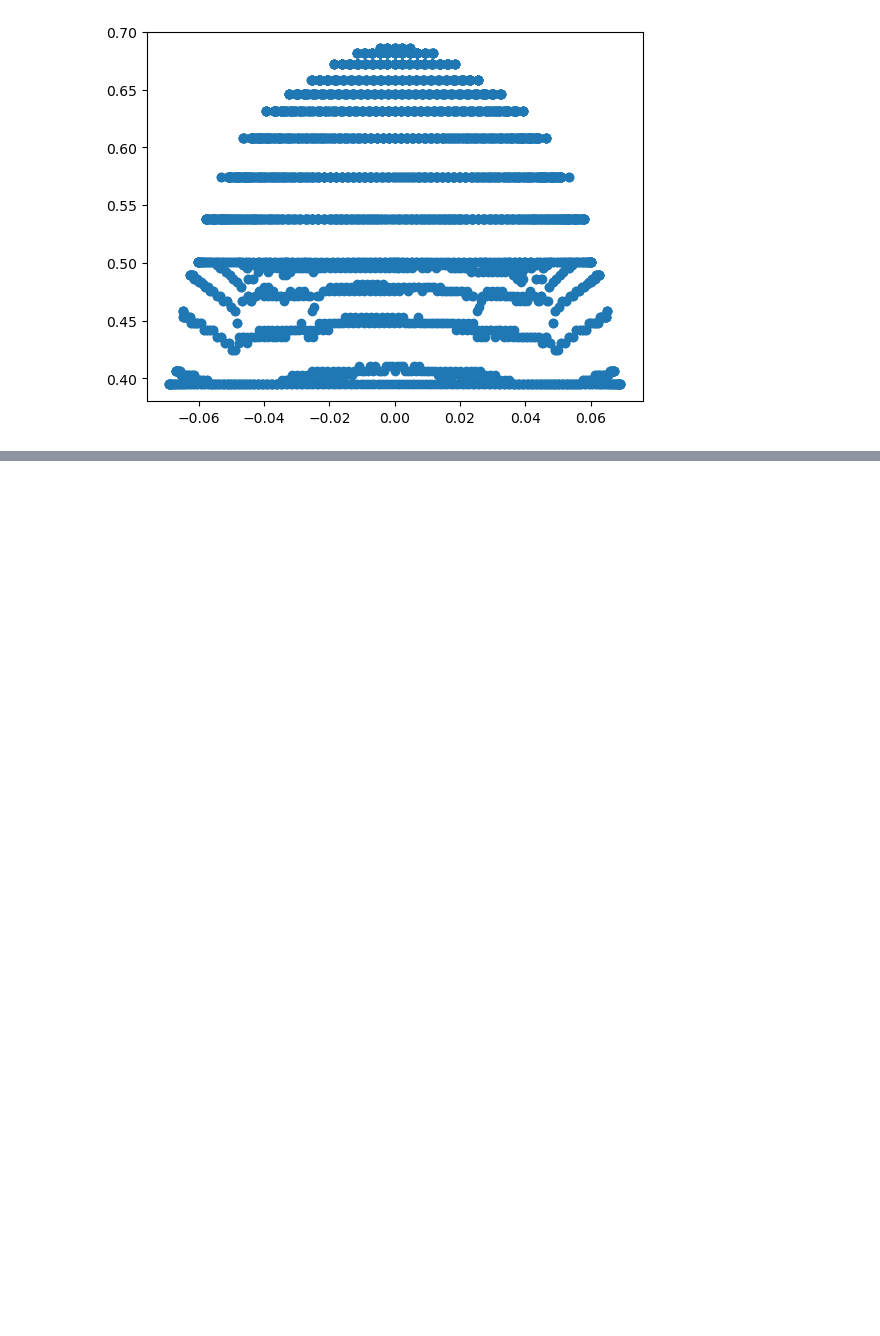
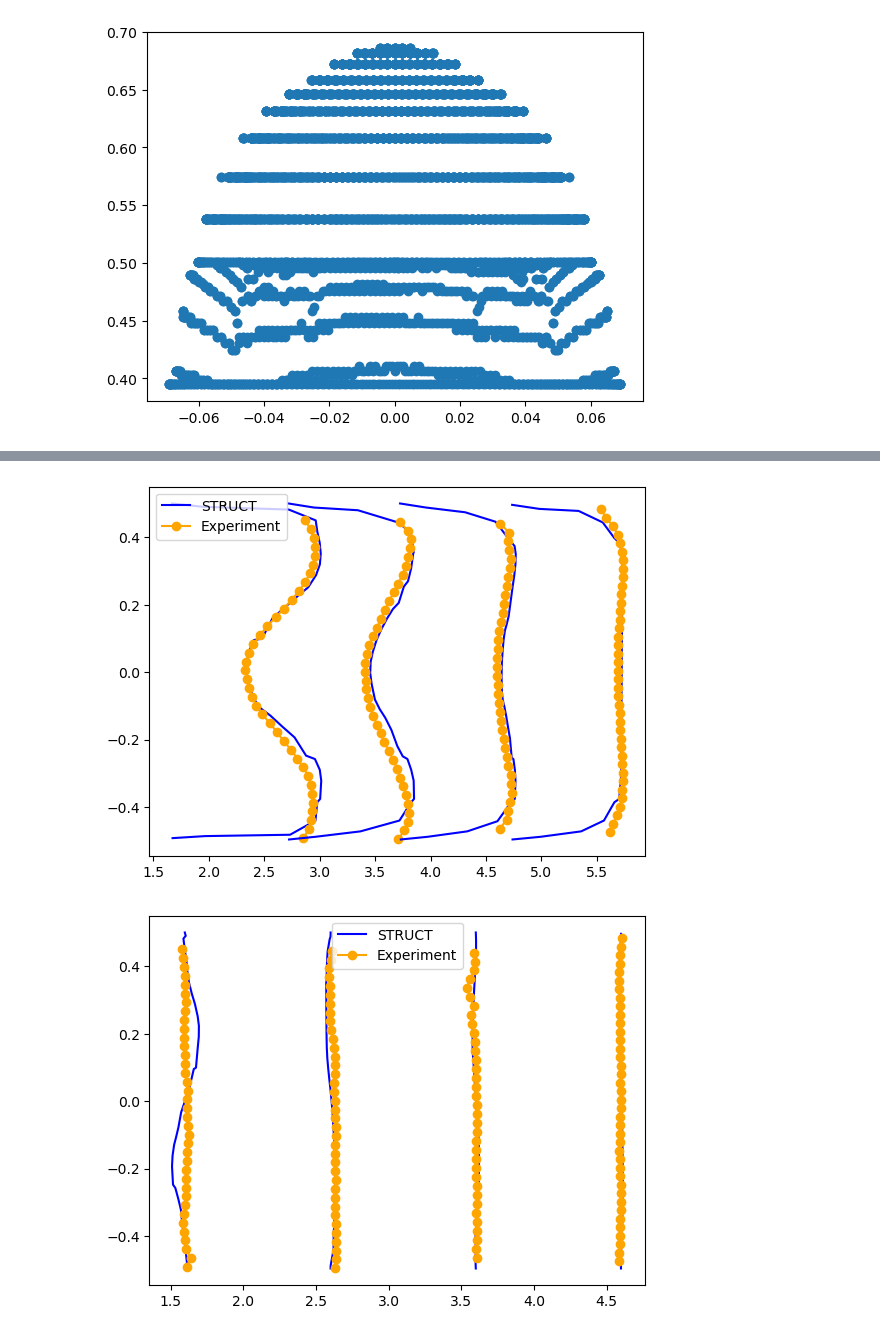
Before and after one commit to JulesL2/CS_Postprocess, a Jupyter notebook: TJunction.ipynb, the cells around one changed output, grey strips where cells are left out. Saved outputs shown, nothing was run; the diff lists cells and outputs as text; code cells hidden in the pictures; blank space fills up the shorter version.

Commit message:
Update Graphs T Junction

```diff
--- a/TJunction.ipynb
+++ b/TJunction.ipynb
@@ -112,32 +18,0 @@ with open("interpolation_functions2.c", "w") as file:
-# %%
-global Diffuser_h
-Diffuser_h =0.015
-global U_ref
-U_ref = 18.32
-
-
-data = pd.read_csv("/home/juleslecoustre/Documents/Diffuser/CASE1/Inlet_fully_developed.csv")
-
-df = pd.read_csv("/home/juleslecoustre/Documents/InfiniteInlet/CASE1/RESU/Run4/profiles/Velocity.csv")
-col2  = []
-for col in df.columns:
-    col2.append(str(col).strip(' '))
-df.columns = col2
-
-plt.plot(data["Velocity[i]"],data["Y"],label="Reference")
-plt.plot(df["Velocity_x"],df["y"],label="Code_Saturne")
-plt.legend()
-plt.title("Velocity (x)")
-
-plt.figure()
-plt.plot(data["Turbulent Kinetic Energy"],data["Y"],label="Reference")
-plt.plot(df["k"],df["y"],label="Code_Saturne")
-plt.legend()
-plt.title("k")
-
-plt.figure()
-plt.plot(data["Turbulent Dissipation Rate"],data["Y"],label="Reference")
-plt.plot(df["epsilon"],df["y"],label="Code_Saturne")
-plt.legend()
-plt.title("epsilon")
-plt.show()
@@ -147,0 +63,10 @@ plt.show()
+# %%
+exp_path = Path("/home/juleslecoustre/Documents/TJunction/")
+profile_path = Path("/home/juleslecoustre/Documents/Acqua/profiles/")
+iter = 57000
+variables = ["U","V","uu","vv","uv"]
+for var in variables:
+  plot_probes(exp_path,profile_path,iter,axis="Y",var_name=var)
+# %% [output]
+[figure, added]
+[figure, added]
```
Also changed, not shown: parts of 4 cells of this notebook.
